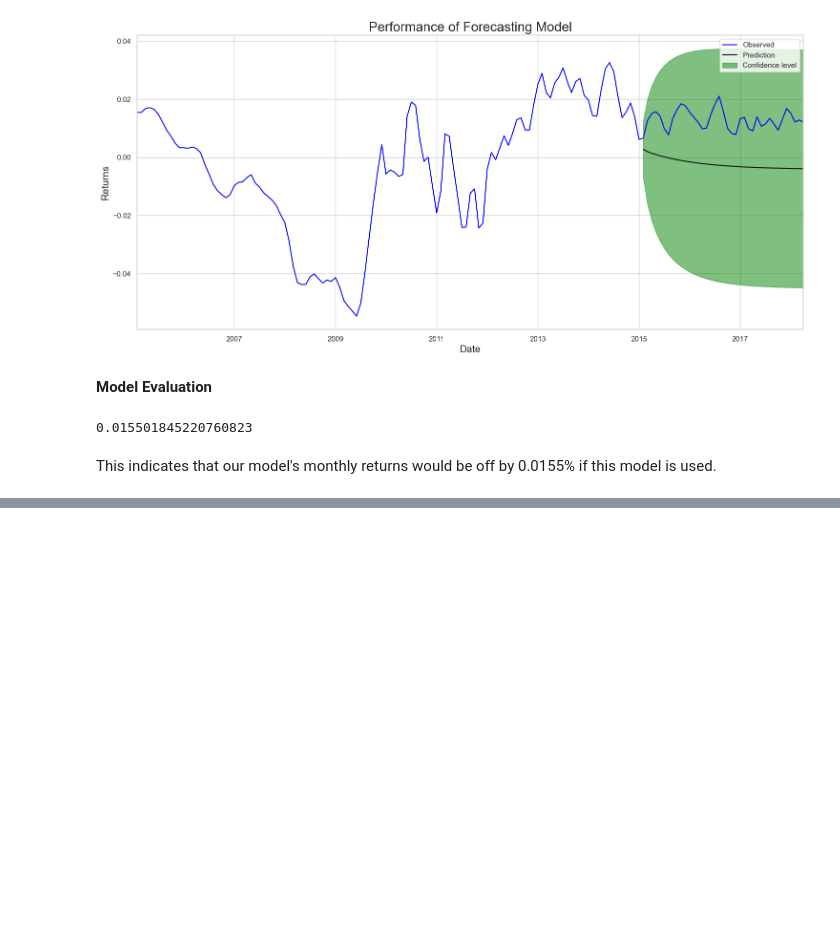
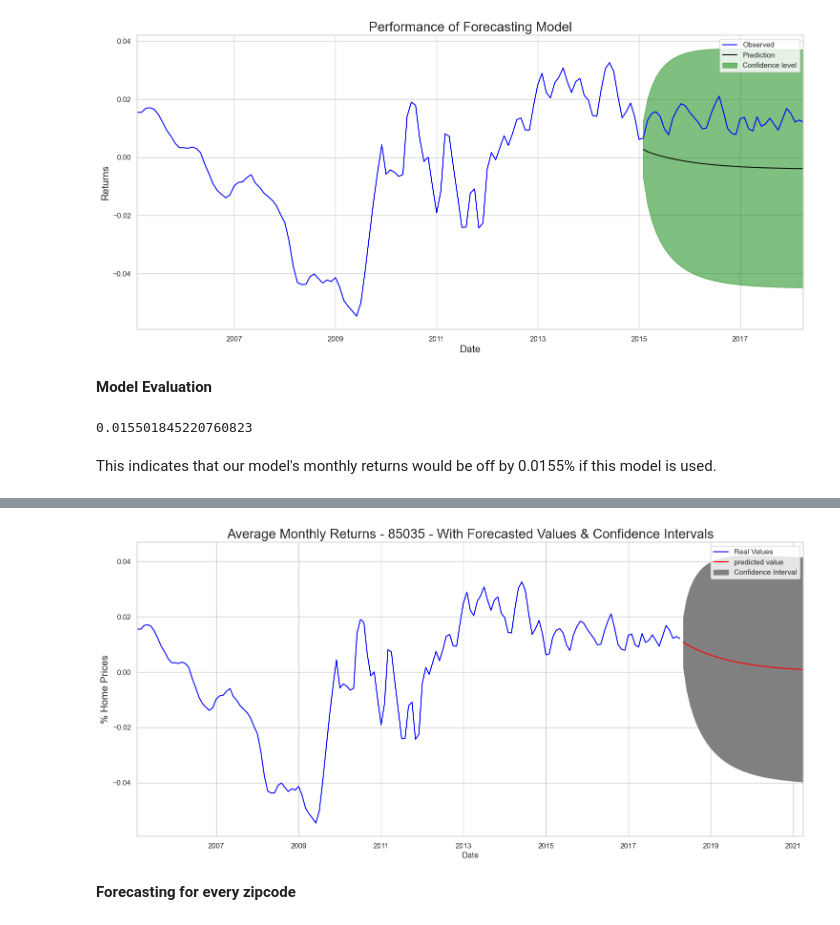
Before and after one commit to stanoff/dsc-project-time-series, a Jupyter notebook: Untitled.ipynb, the cells around one changed output, grey strips where cells are left out. Saved outputs shown, nothing was run; the diff lists cells and outputs as text; code cells hidden in the pictures; blank space fills up the shorter version.

```diff
--- a/Untitled.ipynb
+++ b/Untitled.ipynb
@@ -805,0 +808,11 @@ This indicates that our model's monthly returns would be off by 0.0155% if this
+# %%
+# Plug the parameter values from our Auto ARIMA model into a new ARIMA model that fits the entire series.
+ARIMA_MODEL = ARIMA(ts_85035,
+                    order=(2,0,1),
+                    enforce_stationarity=False,
+                    enforce_invertibility=False)
+
+# Fit the model and print results
+full_output = ARIMA_MODEL.fit()
+
+print(full_output.summary())
@@ -805,0 +837,7 @@ This indicates that our model's monthly returns would be off by 0.0155% if this
+# %%
+# Getting a forecast for the next 36 months after the last recorded date on our dataset.
+forecast = full_output.get_forecast(36)
+future_prediction = forecast.conf_int()
+future_prediction['Price'] = forecast.predicted_mean
+future_prediction.columns = ['lower','upper','prediction']
+future_prediction.head()
@@ -805,0 +851,20 @@ This indicates that our model's monthly returns would be off by 0.0155% if this
+# %%
+# Plotting our Forecast
+
+fig, ax = plt.subplots()
+ts_85035.plot(ax=ax,label='Real Values',c="blue")
+
+
+future_prediction['prediction'].plot(ax=ax,label='predicted value',c="red")
+
+ax.fill_between(x= future_prediction.index, y1= future_prediction['lower'],
+                y2= future_prediction['upper'],color='gray',
+                label='Confidence Interval')
+ax.legend()
+plt.ylabel("% Home Prices",fontsize=15)
+plt.title('Average Monthly Returns - 85035 - With Forecasted Values & Confidence Intervals',fontsize=20)
+plt.show()
+# %% [output]
+[figure, added]
+# %% [markdown]
+**Forecasting for every zipcode**
```
Also changed, not shown: parts of 9 cells of this notebook.
